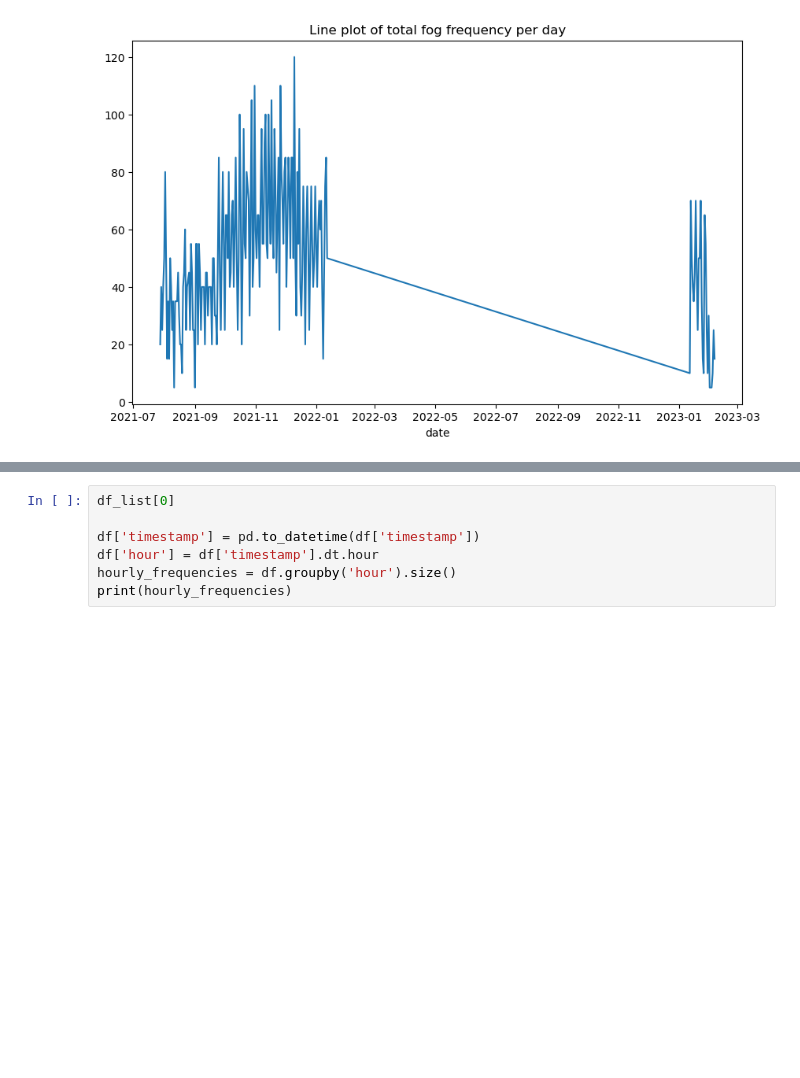
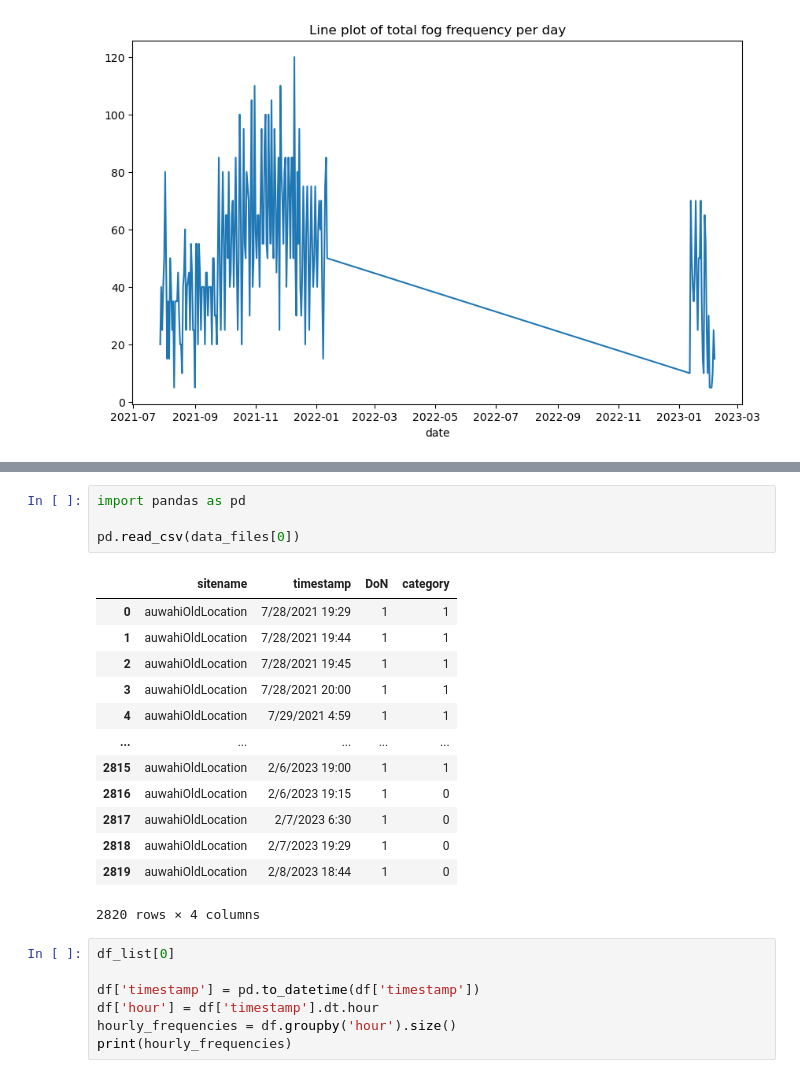
Before and after one commit to Brian-D-Dang/Fog-Lovers, a Jupyter notebook: spider-line_charts.ipynb, the cells around one changed output, grey strips where cells are left out. Saved outputs shown, nothing was run; the diff lists cells and outputs as text; blank space fills up the shorter version.

```diff
--- a/spider-line_charts.ipynb
+++ b/spider-line_charts.ipynb
@@ -56,3 +66,21 @@ site_selected = siteNames[0]
+# %%
+import pandas as pd
+
+pd.read_csv(data_files[0])
+# %% [output]
+|  | sitename | timestamp | DoN | category |
+| 0 | auwahiOldLocation | 7/28/2021 19:29 | 1 | 1 |
+| 1 | auwahiOldLocation | 7/28/2021 19:44 | 1 | 1 |
+| 2 | auwahiOldLocation | 7/28/2021 19:45 | 1 | 1 |
+| 3 | auwahiOldLocation | 7/28/2021 20:00 | 1 | 1 |
+| 4 | auwahiOldLocation | 7/29/2021 4:59 | 1 | 1 |
+| ... | ... | ... | ... | ... |
+| 2815 | auwahiOldLocation | 2/6/2023 19:00 | 1 | 1 |
+| 2816 | auwahiOldLocation | 2/6/2023 19:15 | 1 | 0 |
+| 2817 | auwahiOldLocation | 2/7/2023 6:30 | 1 | 0 |
+| 2818 | auwahiOldLocation | 2/7/2023 19:29 | 1 | 0 |
+| 2819 | auwahiOldLocation | 2/8/2023 18:44 | 1 | 0 |
+2820 rows × 4 columns
 # %%
 df_list[0]
 
```
Also changed, not shown: parts of 1 cell of this notebook, 1 other file.
